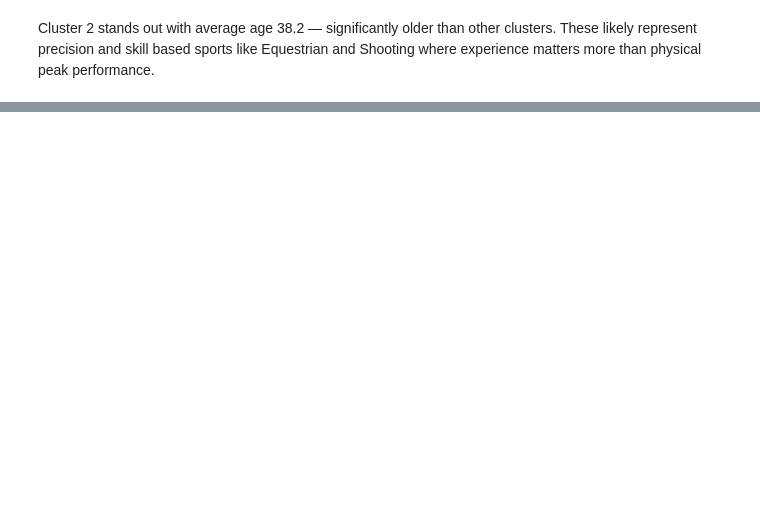
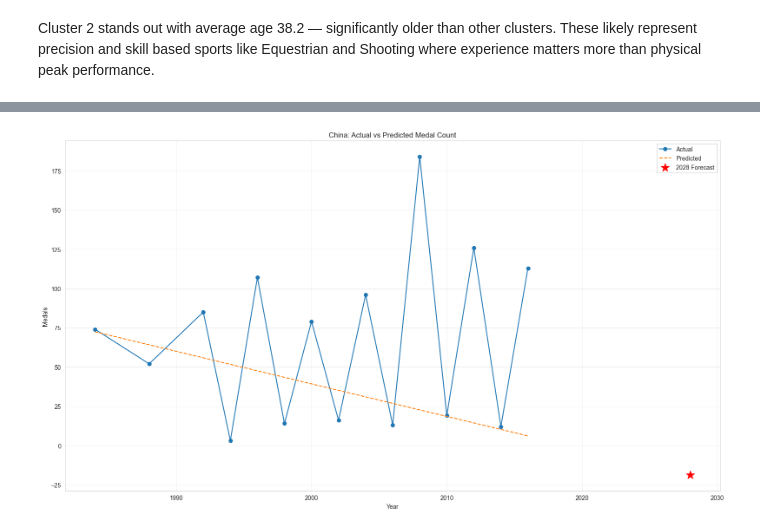
Before and after one commit to kunjagarwal-dev/olympics-data-analysis, a Jupyter notebook: notebooks/olympics_analysis.ipynb, the cells around one changed output, grey strips where cells are left out. Cells and saved outputs as stored; diff of their text form; code cells hidden in the pictures; blank space fills up the shorter version.

```diff
--- a/notebooks/olympics_analysis.ipynb
+++ b/notebooks/olympics_analysis.ipynb
@@ -837,0 +1215,18 @@ peak performance.
+# %%
+# Visualization for China
+china_all_prediction = china_lr.predict(china_trend_df["Year"].values.reshape(-1,1))
+
+plt.figure(figsize=(16,9))
+plt.plot(china_trend_df['Year'], china_trend_df['Medals'], label='Actual', marker='o')
+plt.plot(china_trend_df['Year'], china_all_prediction, label='Predicted', linestyle='--')
+plt.scatter(x=2028, y=china_lr.predict([[2028]])[0], marker='*', s=200, label='2028 Forecast', color='red')
+plt.xlabel("Year")
+plt.ylabel("Medals")
+plt.title("China: Actual vs Predicted Medal Count")
+plt.legend()
+plt.grid(True, alpha=0.3)
+plt.tight_layout()
+plt.savefig('../graphs/country_performance_china.png', dpi=150, bbox_inches='tight')
+plt.show()
+# %% [output]
+[figure, added]
```
Also changed, not shown: parts of 43 cells of this notebook, 5 other files.
